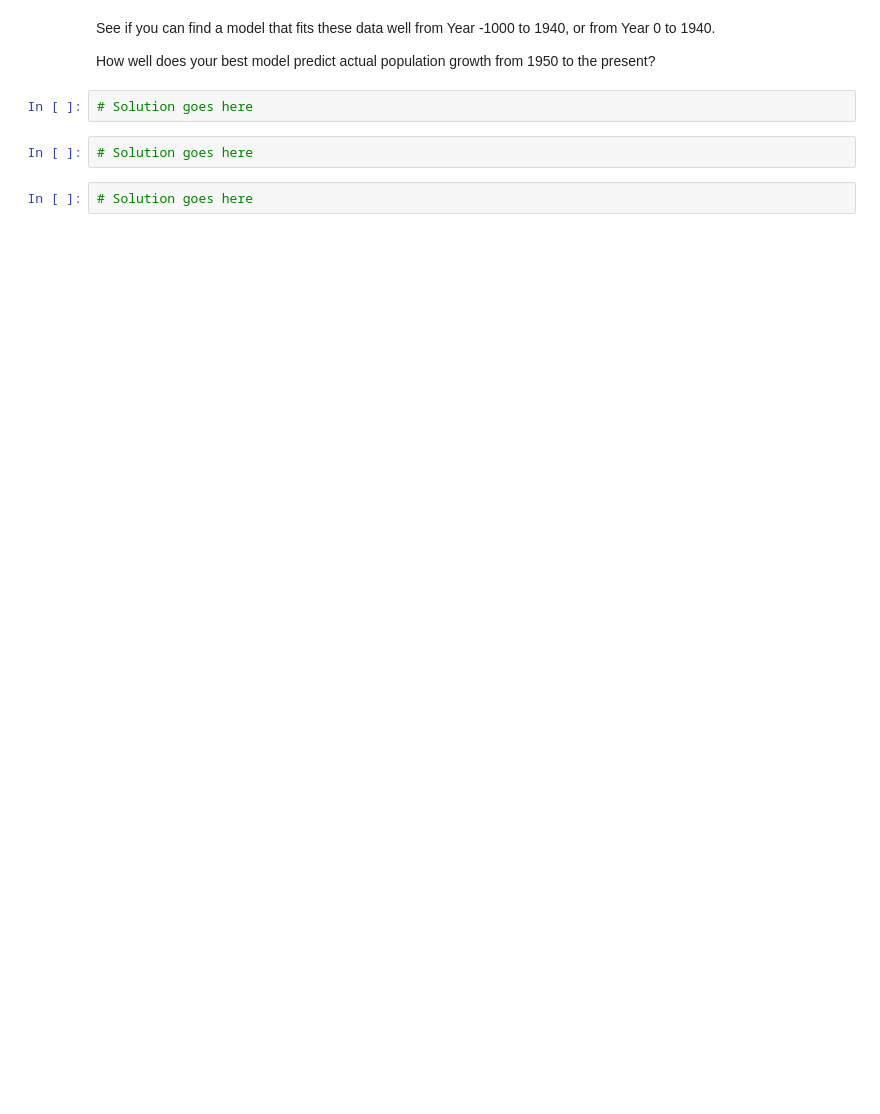
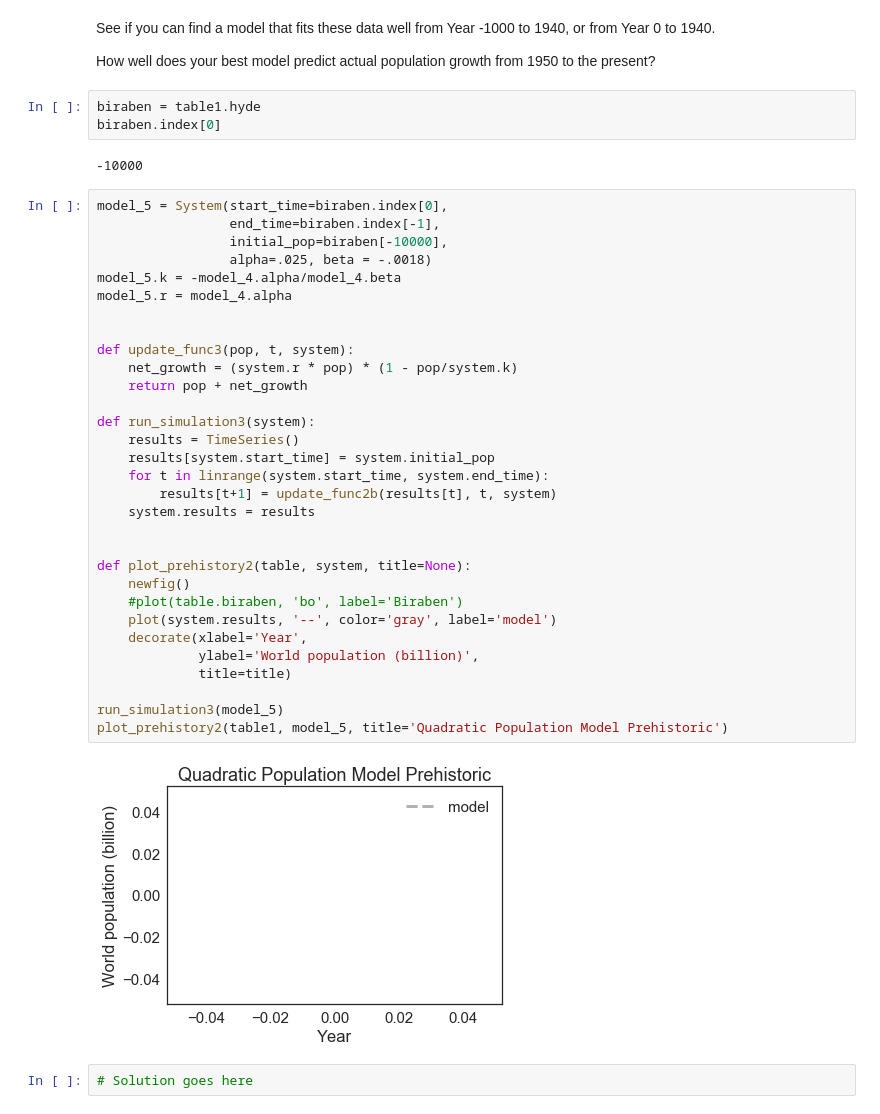
Before and after one commit to wFairmanOlin/ModSimPy, a Jupyter notebook: code/chap03Mine.ipynb, the cells around one changed output. Saved outputs shown, nothing was run; the diff lists cells and outputs as text; blank space fills up the shorter version.

```diff
--- a/code/chap03Mine.ipynb
+++ b/code/chap03Mine.ipynb
@@ -741,9 +816,43 @@ decorate(xlim=[0, 2000], xlabel='Year',
 See if you can find a model that fits these data well from Year -1000 to 1940, or from Year 0 to 1940.
 
 How well does your best model predict actual population growth from 1950 to the present?
+# %%
+biraben = table1.hyde
+biraben.index[0]
+# %% [output]
+-10000
+# %%
+model_5 = System(start_time=biraben.index[0],
+                 end_time=biraben.index[-1],
+                 initial_pop=biraben[-10000],
+                 alpha=.025, beta = -.0018)
+model_5.k = -model_4.alpha/model_4.beta
+model_5.r = model_4.alpha
+
+
+def update_func3(pop, t, system):
+    net_growth = (system.r * pop) * (1 - pop/system.k)
+    return pop + net_growth
+
+def run_simulation3(system):
+    results = TimeSeries()
+    results[system.start_time] = system.initial_pop
+    for t in linrange(system.start_time, system.end_time):
+        results[t+1] = update_func2b(results[t], t, system)
+    system.results = results
+
+
+def plot_prehistory2(table, system, title=None):
+    newfig()
+    #plot(table.biraben, 'bo', label='Biraben')
+    plot(system.results, '--', color='gray', label='model')
+    decorate(xlabel='Year',
+             ylabel='World population (billion)',
+             title=title)
+
+run_simulation3(model_5)
+plot_prehistory2(table1, model_5, title='Quadratic Population Model Prehistoric')
+# %% [output]
+[figure, added]
 # %%
 # Solution goes here
-# %%
-# Solution goes here
-# %%
-# Solution goes here
```
Also changed, not shown: parts of 18 cells of this notebook, 5 other files.
